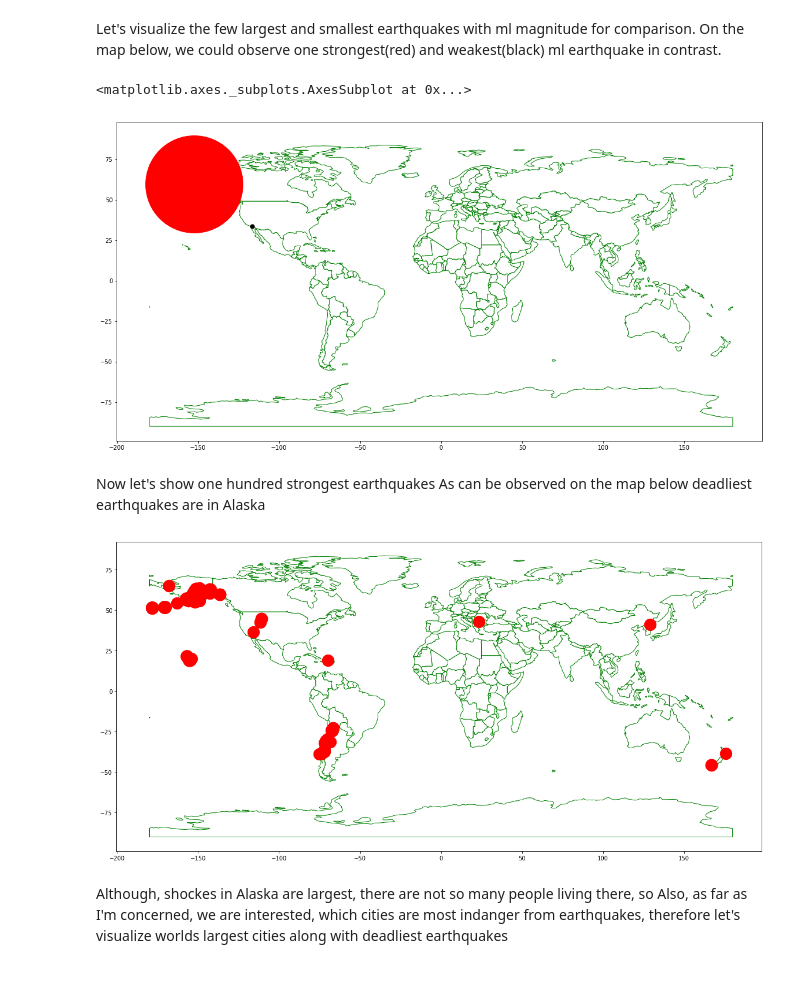
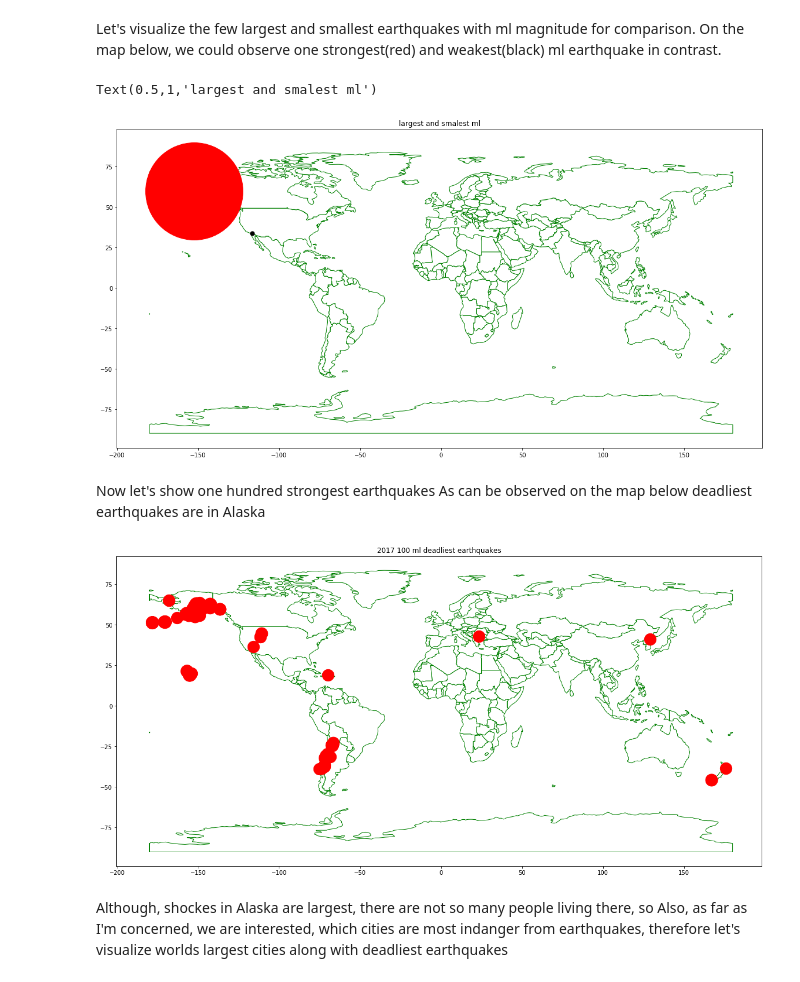
Before and after one commit to andrew-from-lviv/earthquakes-visualization, a Jupyter notebook: plt.ipynb, the cells around one changed output. Saved outputs shown, nothing was run; the diff lists cells and outputs as text; code cells hidden in the pictures.

```diff
--- a/plt.ipynb
+++ b/plt.ipynb
@@ -197,20 +198,22 @@ world.plot(ax=ax, color='white', edgecolor='green')
 
 sorted_ml_df.geometry.iloc[0:1].plot(ax = ax, markersize = sorted_ml_df['mag'].iloc[0] * 5000, color='red', marker='o')
 sorted_ml_df.geometry.iloc[-2:-1].plot(ax = ax, markersize = sorted_ml_df['mag'].iloc[-1] * 5000, color='black', marker='o')
+plt.title('largest and smalest ml')
 # %% [output]
-<matplotlib.axes._subplots.AxesSubplot at 0x...>
+Text(0.5,1,'largest and smalest ml')
-[figure, old version]
+[figure, new version]
 # %% [markdown]
 Now let's show one hundred strongest earthquakes
 As can be observed on the map below deadliest earthquakes are in Alaska
 # %%
 fig, ax = plt.subplots(figsize=(20, 10))
 ax.set_aspect('equal')
+plt.title('2017 100 ml deadliest earthquakes')
 base = world.plot(ax=ax, color='white', edgecolor='green')
 for i in range(0, 100):
     sorted_ml_df.geometry.iloc[i:i+1].plot(ax = ax, markersize = sorted_ml_df['mag'].iloc[i] * 100, color='red', marker='o')
 # %% [output]
-[figure, old version]
+[figure, new version]
 # %% [markdown]
 Although, shockes in Alaska are largest, there are not so many people living there, so
 Also, as far as I'm concerned, we are interested, which cities are most indanger from earthquakes, therefore let's visualize worlds largest cities along with deadliest earthquakes
```
Also changed, not shown: parts of 11 cells of this notebook, 1 other file.
